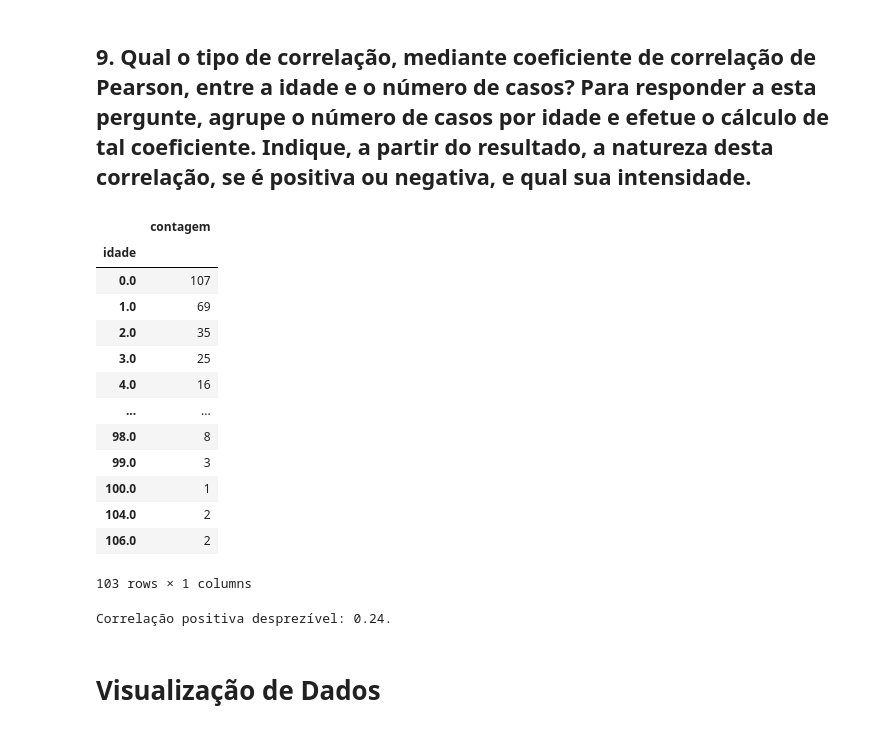
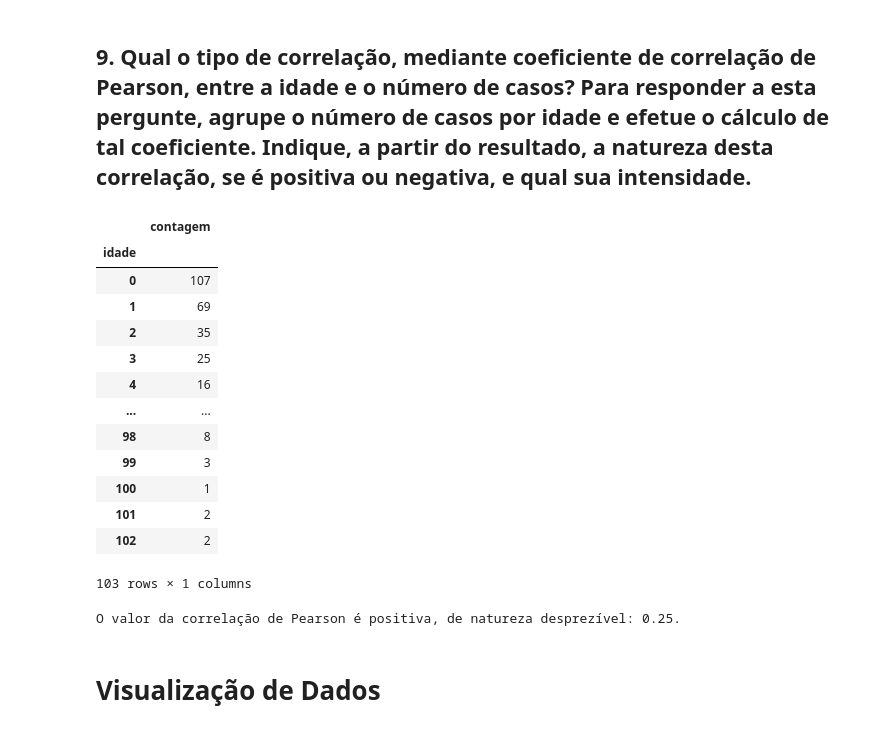
Before and after one commit to thiagos98/data-analysis-manaus, a Jupyter notebook: main.ipynb, the cells around one changed output. Drawn from its saved outputs; the diff is of its cells as text; code cells hidden in the pictures.

```diff
--- a/main.ipynb
+++ b/main.ipynb
@@ -51,7 +41,3 @@ print(f'{confirmed_cases} casos confirmados em Manaus.')
 80420 casos confirmados em Manaus.
 # %% [markdown]
 ## 2.1-3.A qual período de tempo a base de dados se refere, isto é, qual o registro mais antigo e qual o mais recente? Leve em conta a data de notificação.
-# %%
-#neighborhoods_duplicates.loc[neighborhoods_duplicates._quantidade == NaN, '_quantidade'] = df_amount['_quantidade']
-df_confirmed.loc[:,'_dt_notificacao'] = pd.to_datetime(df_confirmed['_dt_notificacao'], format='%d/%m/%Y %H:%M').copy()
-df_confirmed_notification = pd.DataFrame(df_confirmed['_dt_notificacao'])
@@ -75,0 +44,5 @@ Registro mais recente é ['2020-02-16T00:00:00.000000000']
+# %%
+df_confirmed['_dt_notificacao'] = pd.to_datetime(df_confirmed['_dt_notificacao'], format='%d/%m/%Y %H:%M')
+array_dates = np.sort(df_confirmed['_dt_notificacao'].dropna().dt.strftime('%m/%d/%Y'))
+first_date = pd.to_datetime(array_dates[0]).strftime("%d/%m/%y")
+last_date = pd.to_datetime(array_dates[-1]).strftime("%d/%m/%y")
@@ -254,7 +215,3 @@ Teste Antigeno: 0.92%,
 Teste PCR: 95.75%.
 # %% [markdown]
 ## 8. Qual taxa de letalidade pode ser calculada a partir do conjunto de dados? Para calcular esta taxa, considere a fração do total de óbitos pelo total de casos
-# %%
-lista = pd.Series(df_clean_data._taxa)
-lista = lista.apply(lambda x: x.replace(',', '.'))
-df_clean_data.loc[df_clean_data._taxa != np.nan, '_taxa'] = lista.copy()
@@ -277,31 +226,31 @@ Taxa de letalidade calculada a partir do conjunto de dados: 40.8%.
 # %% [markdown]
 ## 9. Qual o tipo de correlação, mediante coeficiente de correlação de Pearson, entre a idade e o número de casos? Para responder a esta pergunte, agrupe o número de casos por idade e efetue o cálculo de tal coeficiente. Indique, a partir do resultado, a natureza desta correlação, se é positiva ou negativa, e qual sua intensidade.
 # %%
-df_idade = pd.DataFrame(df_clean_data.groupby('_idade')[['_idade']].count())
+df_idade = pd.DataFrame(df_clean_data.groupby(by='_idade', as_index=False)[['_idade']].count())
 df_idade.rename(columns={'_idade': 'contagem'}, inplace = True)
 df_idade.rename_axis('idade')
 # %% [output]
 |  | contagem |
 | idade |  |
-| 0.0 | 107 |
-| 1.0 | 69 |
-| 2.0 | 35 |
-| 3.0 | 25 |
-| 4.0 | 16 |
+| 0 | 107 |
+| 1 | 69 |
+| 2 | 35 |
+| 3 | 25 |
+| 4 | 16 |
 | ... | ... |
-| 98.0 | 8 |
-| 99.0 | 3 |
-| 100.0 | 1 |
-| 104.0 | 2 |
-| 106.0 | 2 |
+| 98 | 8 |
+| 99 | 3 |
+| 100 | 1 |
+| 101 | 2 |
+| 102 | 2 |
 103 rows × 1 columns
 # %%
 df_idade['idades'] = df_idade.index
 correlacao = df_idade.idades.corr(df_idade.contagem)
 # %%
-print(f'Correlação positiva desprezível: {round(correlacao,2)}.')
+print(f'O valor da correlação de Pearson é positiva, de natureza desprezível: {round(correlacao,2)}.')
 # %% [output]
-Correlação positiva desprezível: 0.24.
+O valor da correlação de Pearson é positiva, de natureza desprezível: 0.25.
 # %% [markdown]
 # Visualização de Dados
 # %% [markdown]
```
Also changed, not shown: parts of 35 cells of this notebook.
